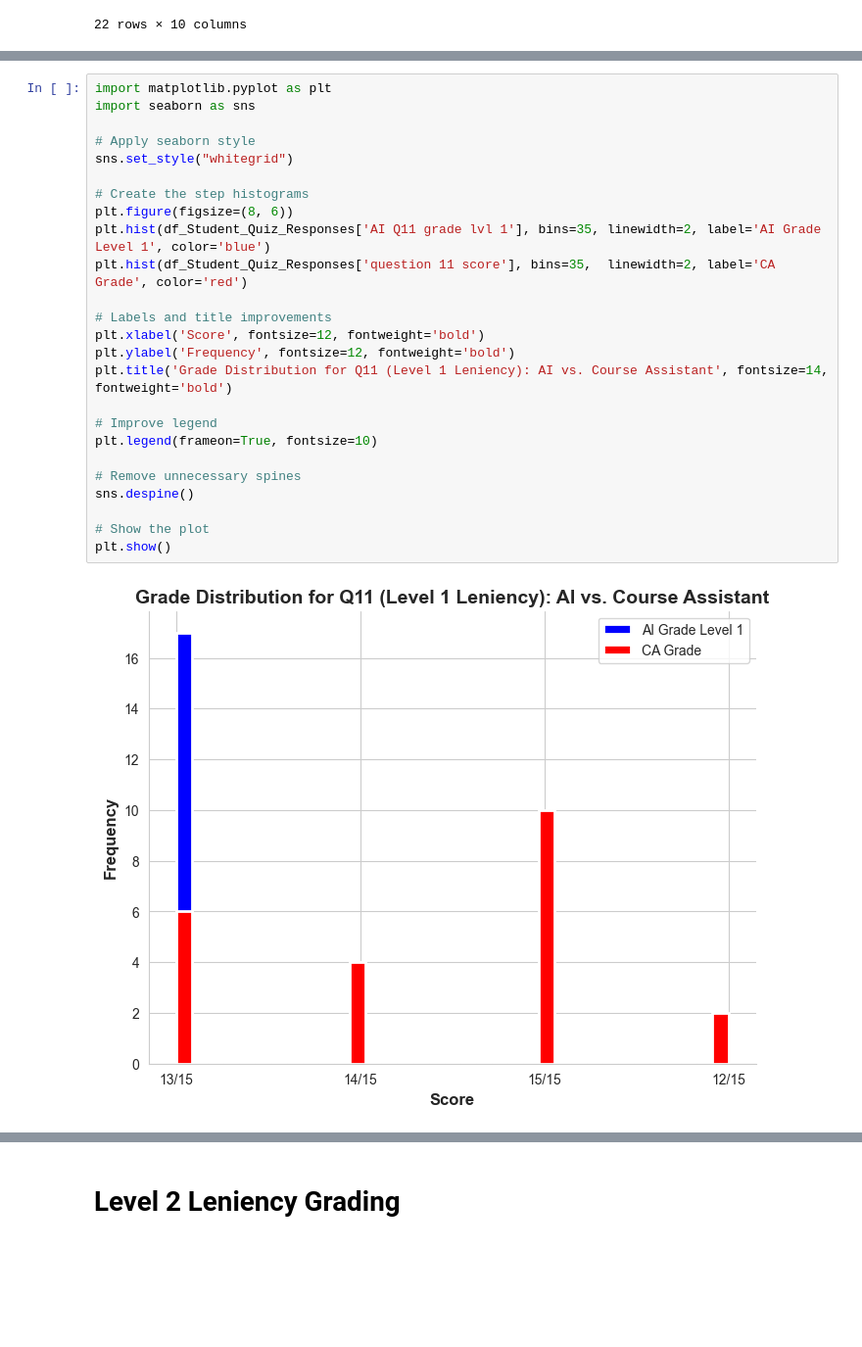
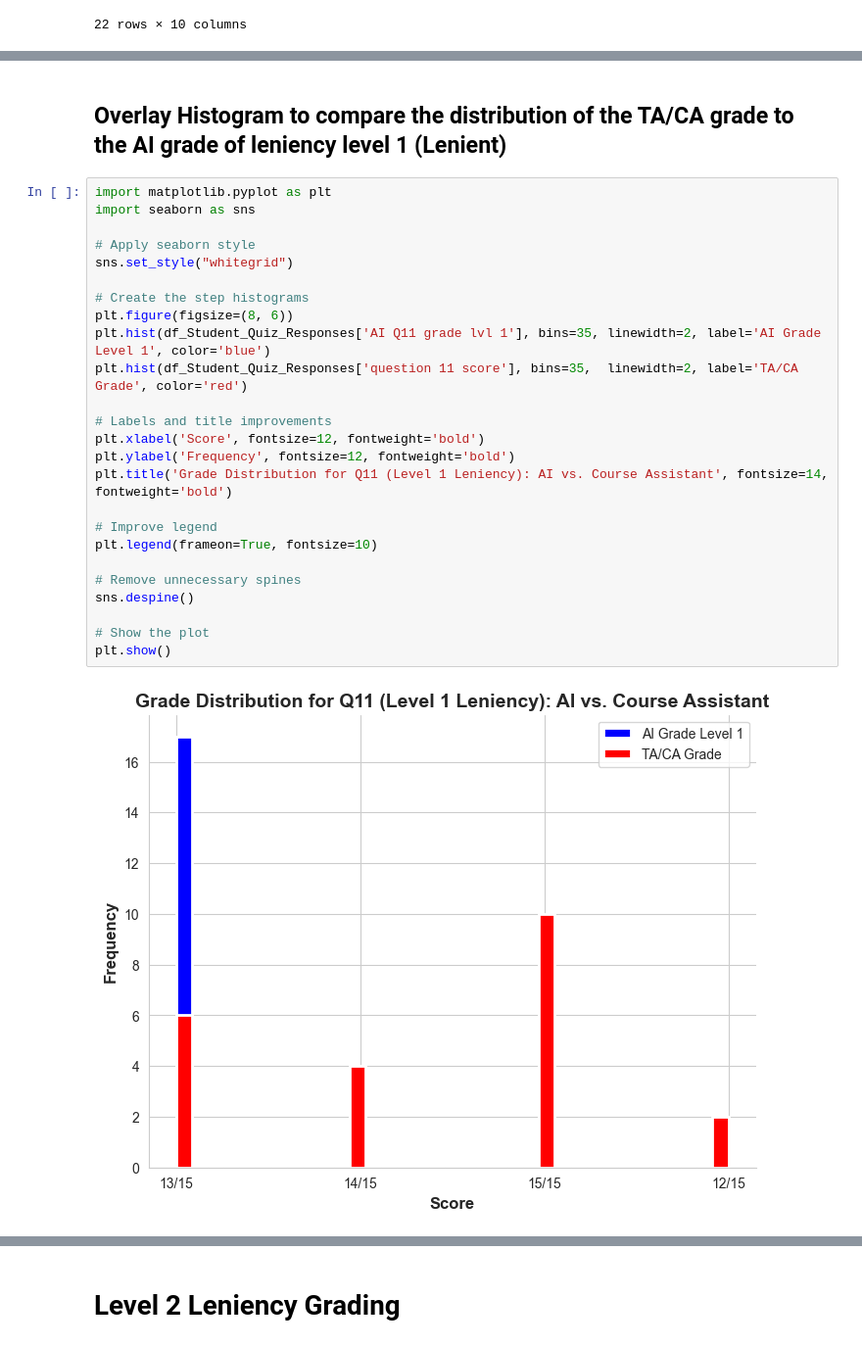
Before and after one commit to BU-Spark/ml-bu-autograder, a Jupyter notebook: Proof_of_Concept.ipynb, the cells around one changed output, grey strips where cells are left out. Shown at 98% size. Saved outputs shown, nothing was run; the diff lists cells and outputs as text; blank space fills up the shorter version.

Commit message:
added notes and explanations on the visuals

```diff
--- a/Proof_of_Concept.ipynb
+++ b/Proof_of_Concept.ipynb
@@ -517,27 +609,29 @@ Let's visualize it!
+# %% [markdown]
+## Overlay Histogram to compare the distribution of the TA/CA grade to the AI grade of leniency level 1 (Lenient)
 # %%
 import matplotlib.pyplot as plt
 import seaborn as sns
 
 # Apply seaborn style
 sns.set_style("whitegrid")
 
 # Create the step histograms
 plt.figure(figsize=(8, 6))
 plt.hist(df_Student_Quiz_Responses['AI Q11 grade lvl 1'], bins=35, linewidth=2, label='AI Grade Level 1', color='blue')
-plt.hist(df_Student_Quiz_Responses['question 11 score'], bins=35,  linewidth=2, label='CA Grade', color='red')
+plt.hist(df_Student_Quiz_Responses['question 11 score'], bins=35,  linewidth=2, label='TA/CA Grade', color='red')
 
 # Labels and title improvements
 plt.xlabel('Score', fontsize=12, fontweight='bold')
 plt.ylabel('Frequency', fontsize=12, fontweight='bold')
 plt.title('Grade Distribution for Q11 (Level 1 Leniency): AI vs. Course Assistant', fontsize=14, fontweight='bold')
 
 # Improve legend
 plt.legend(frameon=True, fontsize=10)
 
 # Remove unnecessary spines
 sns.despine()
 
 # Show the plot
 plt.show()
 # %% [output]
-[figure, old version]
+[figure, new version]
```
Also changed, not shown: parts of 12 cells of this notebook.
